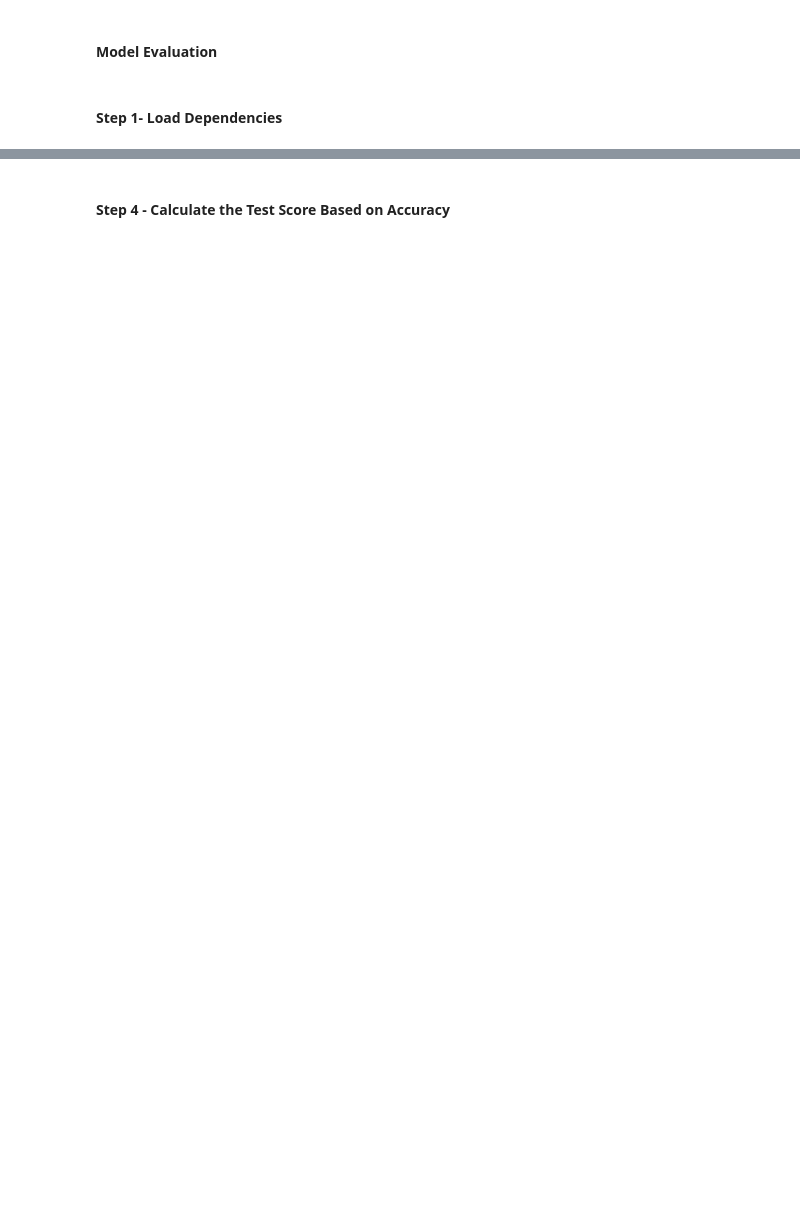
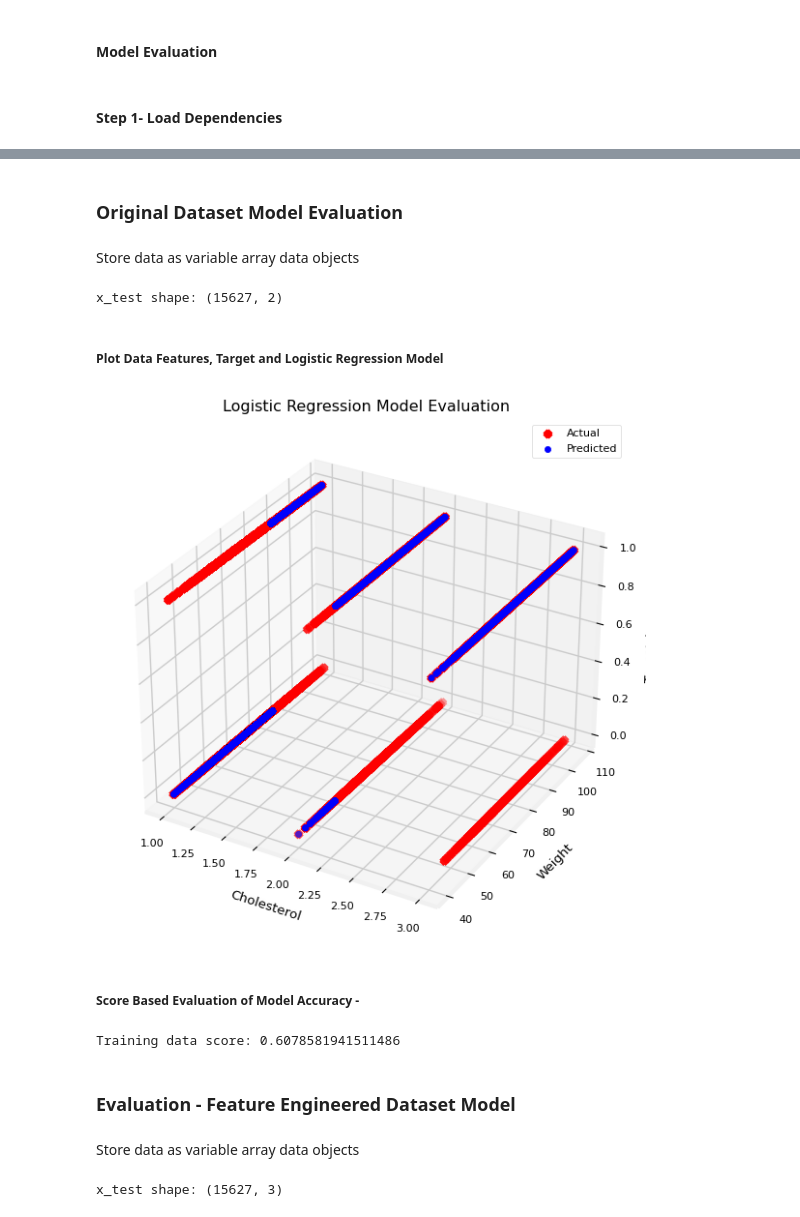
Before and after one commit to TempeHS/2025SE-MLOPs-Task2-AriyaV, a Jupyter notebook: 2. Model Development/2.4.Model_Testing_and_Validation/2.4.1.model_evaluation.ipynb, the cells around one changed output, grey strips where cells are left out. Cells and saved outputs as stored; diff of their text form; code cells hidden in the pictures; blank space fills up the shorter version.

Commit message:
Model Evaluation complete

```diff
--- a/2. Model Development/2.4.Model_Testing_and_Validation/2.4.1.model_evaluation.ipynb
+++ b/2. Model Development/2.4.Model_Testing_and_Validation/2.4.1.model_evaluation.ipynb
@@ -42,2 +24,63 @@ plt.show()
+# %% [markdown]
+### Original Dataset Model Evaluation
+# %% [markdown]
+Store data as variable array data objects
+# %%
+x_col = ['cholesterol', 'weight']  # Specify both features
+testing_data = pd.read_csv('2.4.1.testing_data.csv')
+
+# Extract both features into x_test
+x_test = np.array(testing_data[x_col])  # Shape will be (n_samples, 2)
+y_test = np.array(testing_data['cardio'])
+
+# Verify the shape of x_test
+print(f"x_test shape: {x_test.shape}")  # Should be (n_samples, 2)
+# %% [output]
+x_test shape: (15627, 2)
+# %% [markdown]
+##### Plot Data Features, Target and Logistic Regression Model
+# %%
+# Create a 3D scatter plot
+fig = plt.figure(figsize=(10, 7))
+ax = fig.add_subplot(111, projection='3d')
+
+# Plot actual target values
+ax.scatter(x_test[:, 0], x_test[:, 1], y_test, c='r', marker='x', label='Actual')
+
+# Plot predicted target values
+ax.scatter(x_test[:, 0], x_test[:, 1], y_pred, c='b', marker='o', label='Predicted')
+
+# Set labels and title
+ax.set_title("Logistic Regression Model Evaluation")
+ax.set_xlabel("Cholesterol")
+ax.set_ylabel("Weight")
+ax.set_zlabel("Target (cardio)")
+ax.legend()
+
+# Show the plot
+plt.show()
+# %% [output]
+[figure, added]
 # %% [markdown]
-#### Step 4 - Calculate the Test Score Based on Accuracy
+##### Score Based Evaluation of Model Accuracy -
+# %%
+test_score = original_dataset_model.score(x_test, y_test)
+print(f'Training data score of original dataset model is: {test_score}')
+# %% [output]
+Training data score: 0.6078581941511486
+# %% [markdown]
+### Evaluation - Feature Engineered Dataset Model
+# %% [markdown]
+Store data as variable array data objects
+# %%
+x_col = ['BMI', 'Risk','meanBP']  # Specify both features
+testing_data = pd.read_csv('2.4.1.testing_data.csv')
+
+# Extract both features into x_test
+x_test = np.array(testing_data[x_col])  # Shape will be (n_samples, 3)
+y_test = np.array(testing_data['cardio'])
+
+# Verify the shape of x_test
+print(f"x_test shape: {x_test.shape}")  # Should be (n_samples, 2)
+# %% [output]
+x_test shape: (15627, 3)
```
Also changed, not shown: parts of 11 cells of this notebook, 3 other files.
